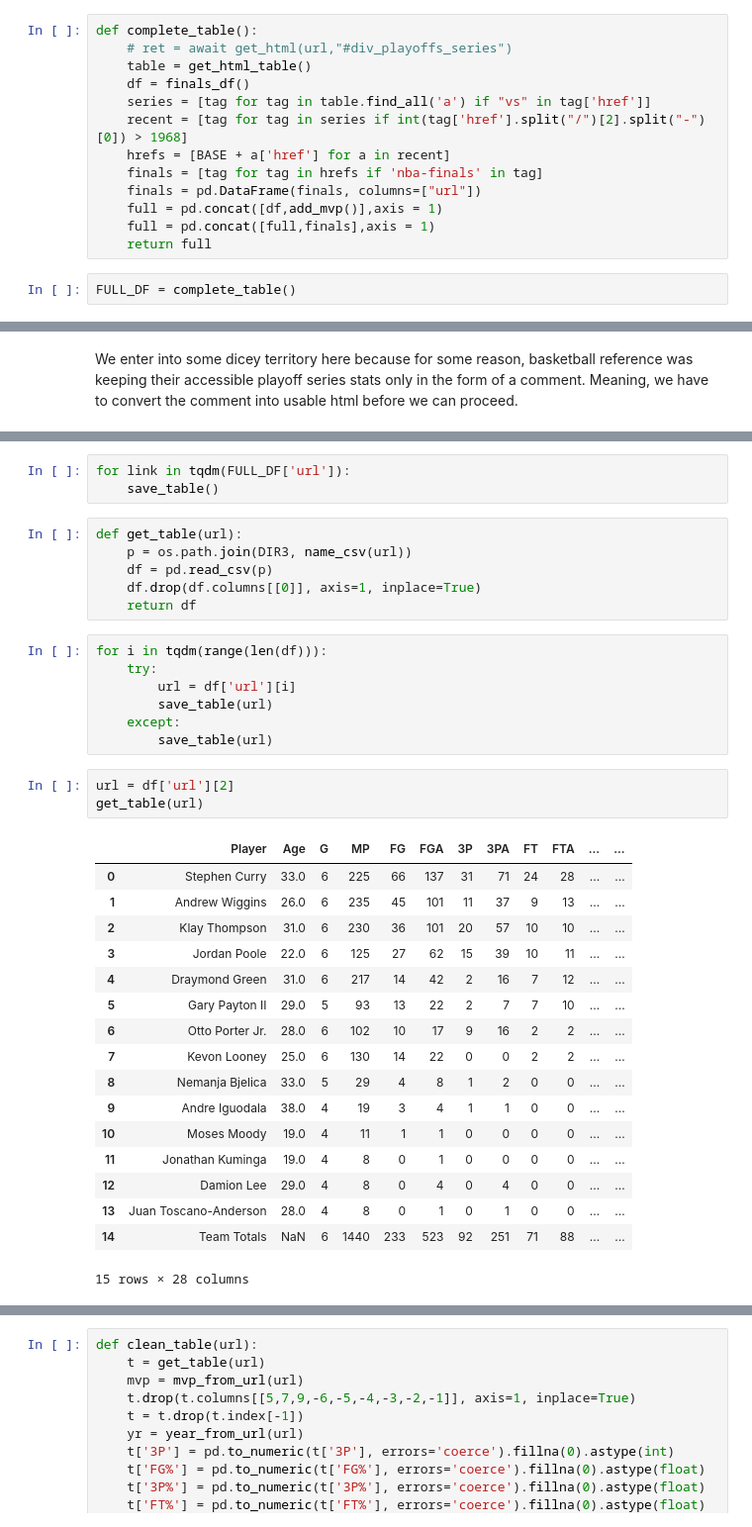
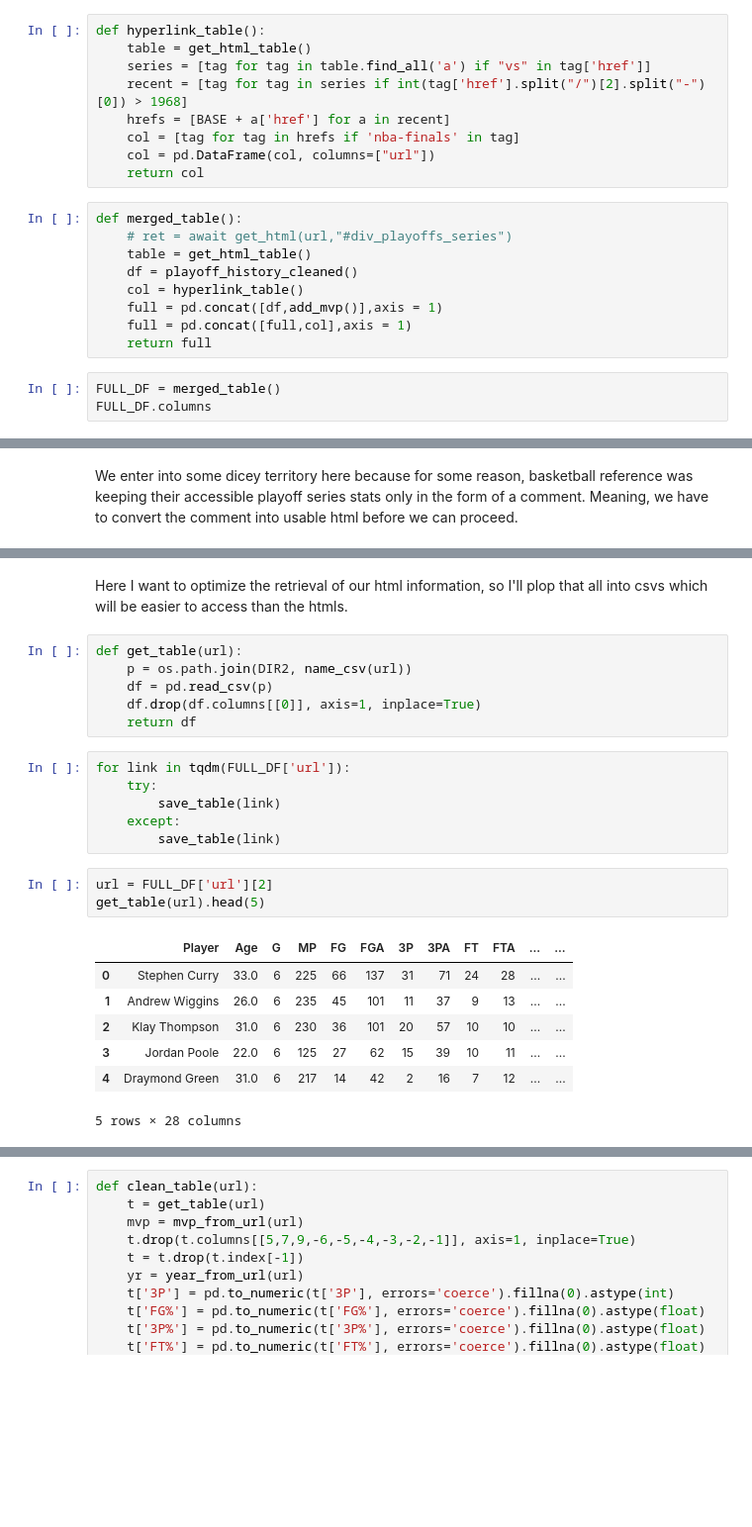
Before and after one commit to NFordUMass/finalsmvp, a Jupyter notebook: finalsmvp.ipynb, the cells around one changed output, grey strips where cells are left out. Shown: that part at 99% size. Saved outputs shown, nothing was run; the diff lists cells and outputs as text; blank space fills up the shorter version.

Commit message:
cleared html_tables and continued documentation

```diff
--- a/finalsmvp.ipynb
+++ b/finalsmvp.ipynb
@@ -85,19 +97,25 @@ found!
 def add_mvp():
     df = pd.read_csv('csvs/finals_mvp.csv',index_col=0)
     return df
+# %%
+def hyperlink_table():
+    table = get_html_table()
+    series = [tag for tag in table.find_all('a') if "vs" in tag['href']]
+    recent = [tag for tag in series if int(tag['href'].split("/")[2].split("-")[0]) > 1968]
+    hrefs = [BASE + a['href'] for a in recent]
+    col = [tag for tag in hrefs if 'nba-finals' in tag]
+    col = pd.DataFrame(col, columns=["url"])
+    return col
 # %%
-def complete_table():
+def merged_table():
     # ret = await get_html(url,"#div_playoffs_series")
     table = get_html_table()
-    df = finals_df()
-    series = [tag for tag in table.find_all('a') if "vs" in tag['href']]
-    recent = [tag for tag in series if int(tag['href'].split("/")[2].split("-")[0]) > 1968]
-    hrefs = [BASE + a['href'] for a in recent]
-    finals = [tag for tag in hrefs if 'nba-finals' in tag]
-    finals = pd.DataFrame(finals, columns=["url"])
+    df = playoff_history_cleaned()
+    col = hyperlink_table()
     full = pd.concat([df,add_mvp()],axis = 1)
-    full = pd.concat([full,finals],axis = 1)
+    full = pd.concat([full,col],axis = 1)
     return full
 # %%
-FULL_DF = complete_table()
+FULL_DF = merged_table()
+FULL_DF.columns
 # %% [output]
@@ -138,40 +159,28 @@ def save_table(url):
         df = pd.read_csv(p)
         df.drop(df.columns[[0]], axis=1, inplace=True)
     return df
-# %%
-for link in tqdm(FULL_DF['url']):
-    save_table()
+# %% [markdown]
+Here I want to optimize the retrieval of our html information, so I'll plop that all into csvs which will be easier to access than the htmls.
 # %%
 def get_table(url):
-    p = os.path.join(DIR3, name_csv(url))
+    p = os.path.join(DIR2, name_csv(url))
     df = pd.read_csv(p)
     df.drop(df.columns[[0]], axis=1, inplace=True)
     return df
 # %%
-for i in tqdm(range(len(df))):
+for link in tqdm(FULL_DF['url']):
     try:
-        url = df['url'][i]
-        save_table(url)
+        save_table(link)
     except:
-        save_table(url)
+        save_table(link)
 # %%
-url = df['url'][2]
-get_table(url)
+url = FULL_DF['url'][2]
+get_table(url).head(5)
 # %% [output]
 |  | Player | Age | G | MP | FG | FGA | 3P | 3PA | FT | FTA | ... | ... |
 | 0 | Stephen Curry | 33.0 | 6 | 225 | 66 | 137 | 31 | 71 | 24 | 28 | ... | ... |
 | 1 | Andrew Wiggins | 26.0 | 6 | 235 | 45 | 101 | 11 | 37 | 9 | 13 | ... | ... |
 | 2 | Klay Thompson | 31.0 | 6 | 230 | 36 | 101 | 20 | 57 | 10 | 10 | ... | ... |
 | 3 | Jordan Poole | 22.0 | 6 | 125 | 27 | 62 | 15 | 39 | 10 | 11 | ... | ... |
 | 4 | Draymond Green | 31.0 | 6 | 217 | 14 | 42 | 2 | 16 | 7 | 12 | ... | ... |
-| 5 | Gary Payton II | 29.0 | 5 | 93 | 13 | 22 | 2 | 7 | 7 | 10 | ... | ... |
-| 6 | Otto Porter Jr. | 28.0 | 6 | 102 | 10 | 17 | 9 | 16 | 2 | 2 | ... | ... |
-| 7 | Kevon Looney | 25.0 | 6 | 130 | 14 | 22 | 0 | 0 | 2 | 2 | ... | ... |
-| 8 | Nemanja Bjelica | 33.0 | 5 | 29 | 4 | 8 | 1 | 2 | 0 | 0 | ... | ... |
-| 9 | Andre Iguodala | 38.0 | 4 | 19 | 3 | 4 | 1 | 1 | 0 | 0 | ... | ... |
-| 10 | Moses Moody | 19.0 | 4 | 11 | 1 | 1 | 0 | 0 | 0 | 0 | ... | ... |
-| 11 | Jonathan Kuminga | 19.0 | 4 | 8 | 0 | 1 | 0 | 0 | 0 | 0 | ... | ... |
-| 12 | Damion Lee | 29.0 | 4 | 8 | 0 | 4 | 0 | 4 | 0 | 0 | ... | ... |
-| 13 | Juan Toscano-Anderson | 28.0 | 4 | 8 | 0 | 1 | 0 | 1 | 0 | 0 | ... | ... |
-| 14 | Team Totals | NaN | 6 | 1440 | 233 | 523 | 92 | 251 | 71 | 88 | ... | ... |
-15 rows × 28 columns
+5 rows × 28 columns
```
Also changed, not shown: parts of 37 cells of this notebook, 59 other files.
